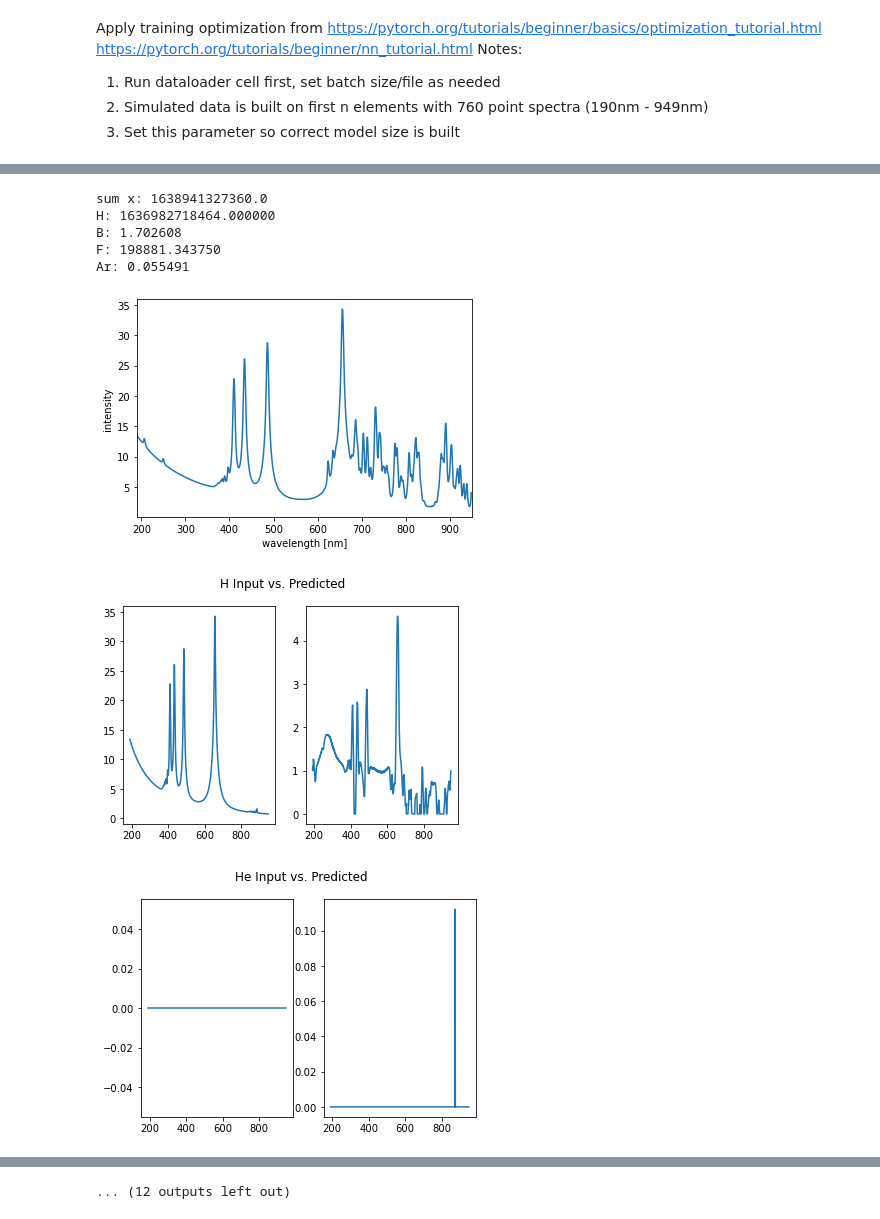
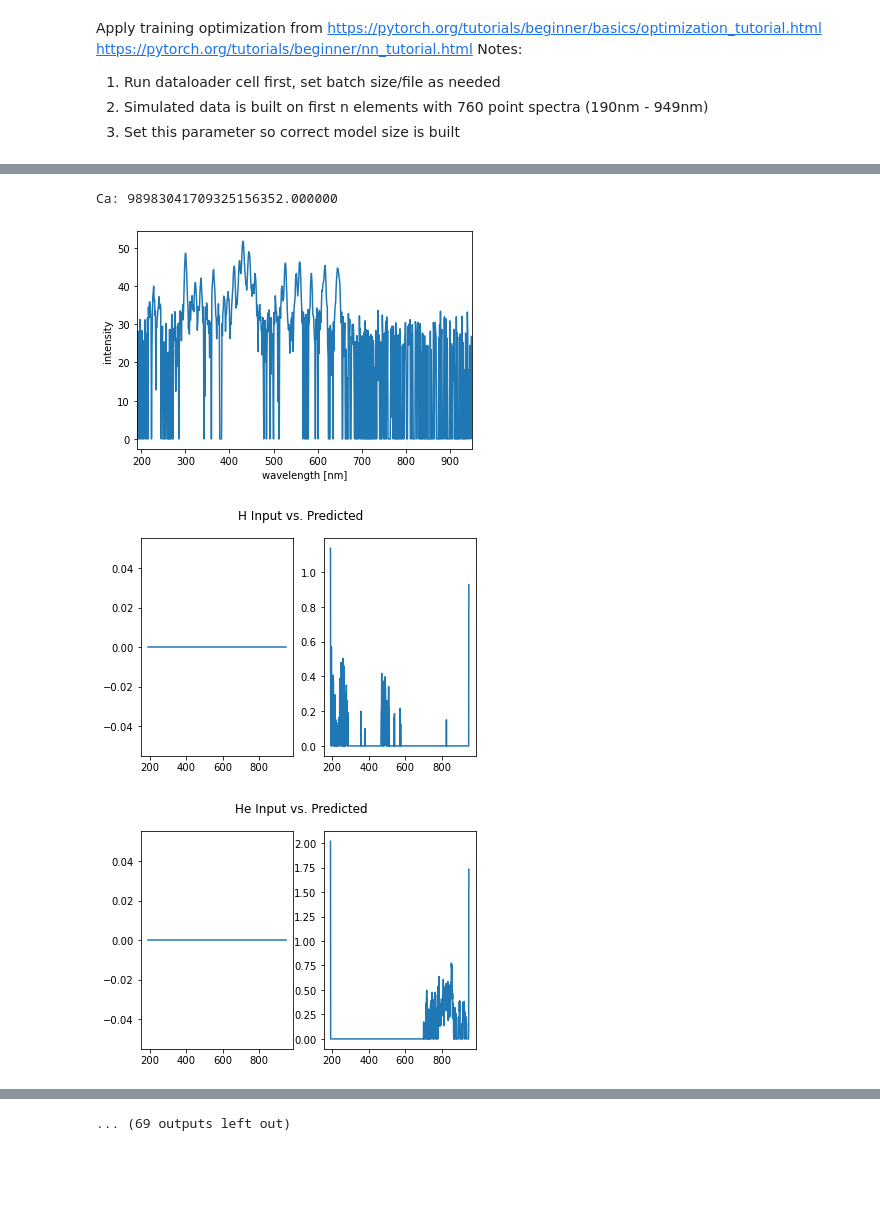
Before and after one commit to MWhitta/phaseMAP, a Jupyter notebook: LIBS_Training.ipynb, the cells around one changed output, grey strips where cells are left out. Saved outputs shown, nothing was run; the diff lists cells and outputs as text; code cells hidden in the pictures; blank space fills up the shorter version.

Commit message:
updated model with support for all elements and new input data scaling

```diff
--- a/LIBS_Training.ipynb
+++ b/LIBS_Training.ipynb
@@ -22,7 +22,7 @@ datapath = top_dir / 'data'
 elem_symb = np.loadtxt(datapath / "abundance/elements_94.csv", dtype=str)
 #Leverage PyTorch native Dataset and DataLoader
 #Define Train/Test sets from 20 element data samples
-with open(datapath / 'training/10k_nomods.pickle', 'rb') as f:
+with open(datapath / 'training/77_singleel_10e4_10e9noise.pickle', 'rb') as f:
     fracs = pickle.load(f)
     wave = pickle.load(f)
     x_data = pickle.load(f)
@@ -32,24 +32,24 @@ with open(datapath / 'training/10k_nomods.pickle', 'rb') as f:
 #input needs a placeholder "channel" dimension since single channel
 #learned labels already has max_z + 2 channels from spec_array
 #data has to match weights which default to float() so cast data as same
-scale_factor = 10**4
+scale_factor = 10**7
 x_data = torch.tensor(x_data[:,None,:].astype('float32'))
 y_data = torch.tensor(y_data.astype('float32'))
 x_data[x_data < 0] = 0
 y_data[y_data < 0] = 0
 #log transform data, add small offset 1 so zero points remain ~zero on log scale
-x_data = 5 * torch.log(scale_factor * x_data + 1)
-y_data = 5 * torch.log(scale_factor * y_data + 1)
+x_data = 10 * torch.log(scale_factor * x_data + 1)
+y_data = 10 * torch.log(scale_factor * y_data + 1)
 
 spec_ds = TensorDataset(x_data, y_data)
 #batch sizes
-train_bs = 50
-test_bs = 100
+train_bs = 16
+test_bs = 32
 #create random split for training and validation
 train_len = int(0.8 * len(x_data))
 test_len = len(x_data) - train_len
 train_ds, test_ds = random_split(spec_ds,[train_len, test_len])
-train_dl = DataLoader(train_ds, batch_size=train_bs, shuffle=True) #check if shuffle redundant
+train_dl = DataLoader(train_ds, batch_size=train_bs) #check if shuffle redundant
 test_dl = DataLoader(test_ds, batch_size=test_bs)
 #
 # %% [markdown]
@@ -62,13 +62,13 @@ Notes:
 3. Set this parameter so correct model size is built
 # %%
 #set parameters
-el_count = 20 #first n elements used to construct model
+el_count = 77 #first n elements used to construct model
 wl_points = 760 #number of wavelength point measurements in data
-learning_rate = 1 #There is a schedule to reduce as loss plateaus
-lr_patience = 2
+learning_rate = 0.1 #There is a schedule to reduce as loss plateaus
+lr_patience = 5
 lr_cooldown = 2
 lr_thresh = 0.01
-epochs = 1
+epochs = 10
 
 #Initialize and run
 model = peakyfinder_0001.LIBSUNet(el_count, wl_points)
@@ -81,7 +81,7 @@ writerpath = top_dir / 'runs' / now_time
 writer = SummaryWriter(writerpath)
 
 # save trained model
-torch.save(model, top_dir / 'trained_models/peakyfinder_0001_')
+torch.save(model, top_dir / 'trained_models' / 'peakyfinder_0002')
 
 #add model diagram to tensorboard
 #writer.add_graph(model,train_ds)
@@ -103,48 +120,44 @@ Done!
 # %%
 #look at the predicted vs. reference spectra
-i_samp = 0000 #vary up to 9999
+i_samp = 1 #vary up to 9999
 x_sample = x_data[i_samp][None, :, :] #need correct dimensions with batch for prediction
 y_sample = y_data[i_samp].detach().numpy() #[22][760] # 20+2 (el + art + noi) spectra
 
 #composite spectra and components
-print(f"sum x: {torch.sum((torch.exp(x_sample[0][0])-1)/1000)}")
+#print(f"sum x: {torch.sum((torch.exp(x_sample[0][0])-1)/1000)}")
 #show the element fractions
 for i in range(el_count):
     frac = np.sum((np.exp(y_sample[i]) - 1)/1000)
     if frac > 0:
         print(f"{elem_symb[i]}: {frac:>4f}")
 
 wave = np.arange(190,950)
 #first plot the composite input spectrum we're trying to decompose
 plt.plot(wave, x_sample[0][0])
 plt.xlabel('wavelength [nm]')
 plt.ylabel('intensity')
 plt.xlim([190, 950])
 plt.show
 
 #prediction
 plot_thresh = 0.1
 model.eval()
 with torch.no_grad():
     pred = model(x_sample)
     y_pred = pred[0].detach().numpy() #[22][760] corresponding predictions for y_sample
     y_pred[y_pred < plot_thresh] = 0
 
     #https://matplotlib.org/3.5.0/tutorials/introductory/usage.html#the-object-oriented-interface-and-the-pyplot-interface
     def pred_plot(ax, data1, data2, param_dict):
         out = ax.plot(data1, data2, **param_dict)
         return out
-    for i in range(22):
+    for i in range(y_sample.shape[0]):
         fig, (ax1, ax2) = plt.subplots(1, 2)
         fig.suptitle(f'{elem_symb[i]} Input vs. Predicted ')
         pred_plot(ax1, wave, y_sample[i], {})
         pred_plot(ax2, wave, y_pred[i], {})
 # %% [output]
-sum x: 1638941327360.0
-H: 1636982718464.000000
-B: 1.702608
-F: 198881.343750
-Ar: 0.055491
+Ca: 98983041709325156352.000000
-[figure, old version]
+[figure, new version]
-[figure, old version]
+[figure, new version]
-[figure, old version]
+[figure, new version]
@@ -159 +172 @@ Ar: 0.055491
-... (12 outputs left out)
+... (69 outputs left out)
```
Also changed, not shown: parts of 2 cells of this notebook, 2 other files.
